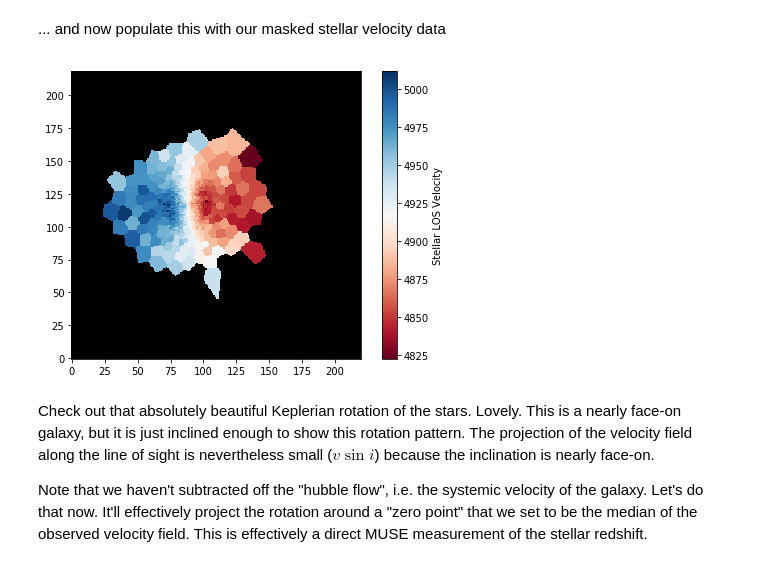
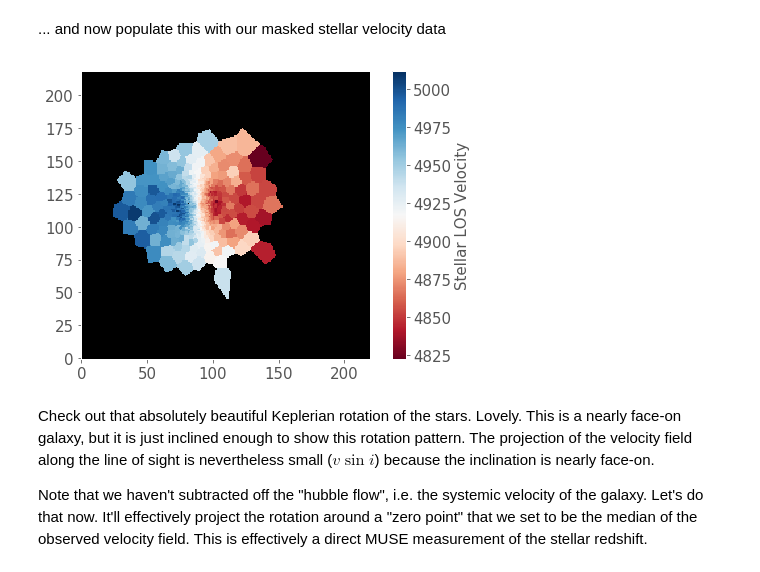
Before and after one commit to granttremblay/CARS_MUSE_Tour, a Jupyter notebook: CARS_MUSE_Tour.ipynb, the cells around one changed output. Drawn from its saved outputs; the diff is of its cells as text; code cells hidden in the pictures.

```diff
--- a/CARS_MUSE_Tour.ipynb
+++ b/CARS_MUSE_Tour.ipynb
@@ -89,0 +140,10 @@ import imageio
+# %%
+plt.style.use('ggplot')
+
+labelsizes = 15
+
+plt.rcParams['font.size'] = labelsizes
+plt.rcParams['axes.titlesize'] = 12
+plt.rcParams['axes.labelsize'] = labelsizes
+plt.rcParams['xtick.labelsize'] = labelsizes
+plt.rcParams['ytick.labelsize'] = labelsizes
@@ -195,20 +267,21 @@ stellar_vel_map[stellar_x_cor[stellar_select], stellar_y_cor[stellar_select]] =
 # %%
 fig = plt.figure()
 
 ax = plt.axes([0,0,1,1])
+ax.grid('off')
 
 cmap = cm.RdBu
 cmap.set_bad('black',1)
 
 vmin = -500.
 vmax = 500.
 
 
 frame = plt.imshow(stellar_vel_map, origin='lower', cmap=cmap, interpolation='None')
 cbar = plt.colorbar()
 cbar.set_label(r"Stellar LOS Velocity")
 # %% [output]
-[figure, old version]
+[figure, new version]
 # %% [markdown]
 Check out that absolutely beautiful Keplerian rotation of the stars. Lovely. This is a nearly face-on galaxy, but it is just inclined enough to show this rotation pattern. The projection of the velocity field along the line of sight is nevertheless small ($v \sin i$) because the inclination is nearly face-on.
 
```
Also changed, not shown: parts of 19 cells of this notebook.
